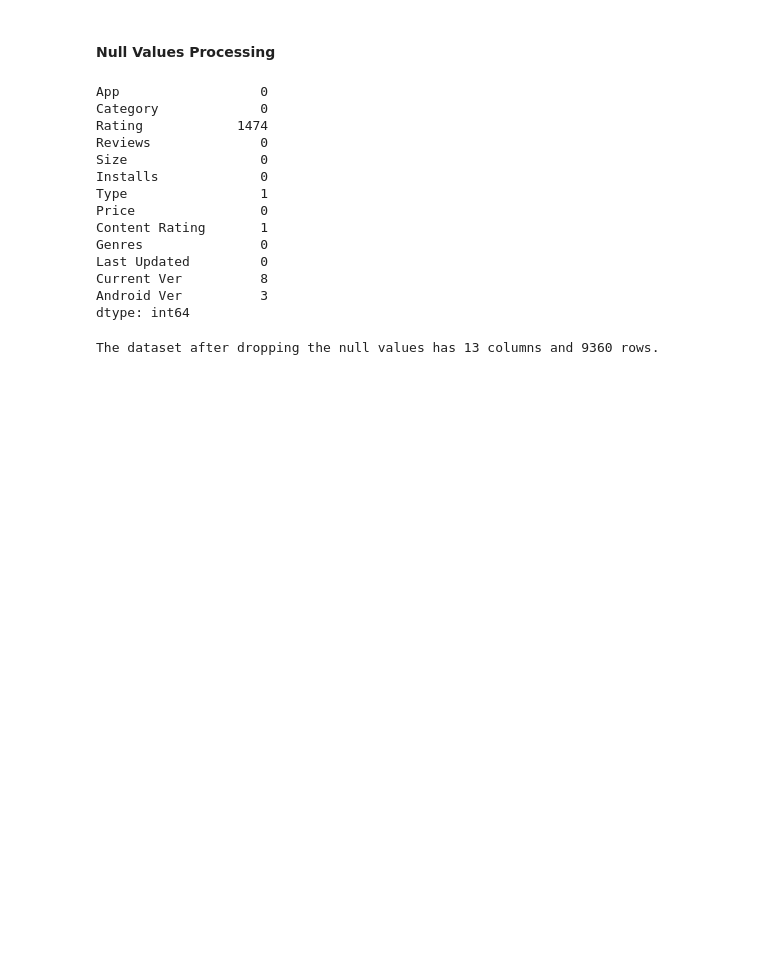
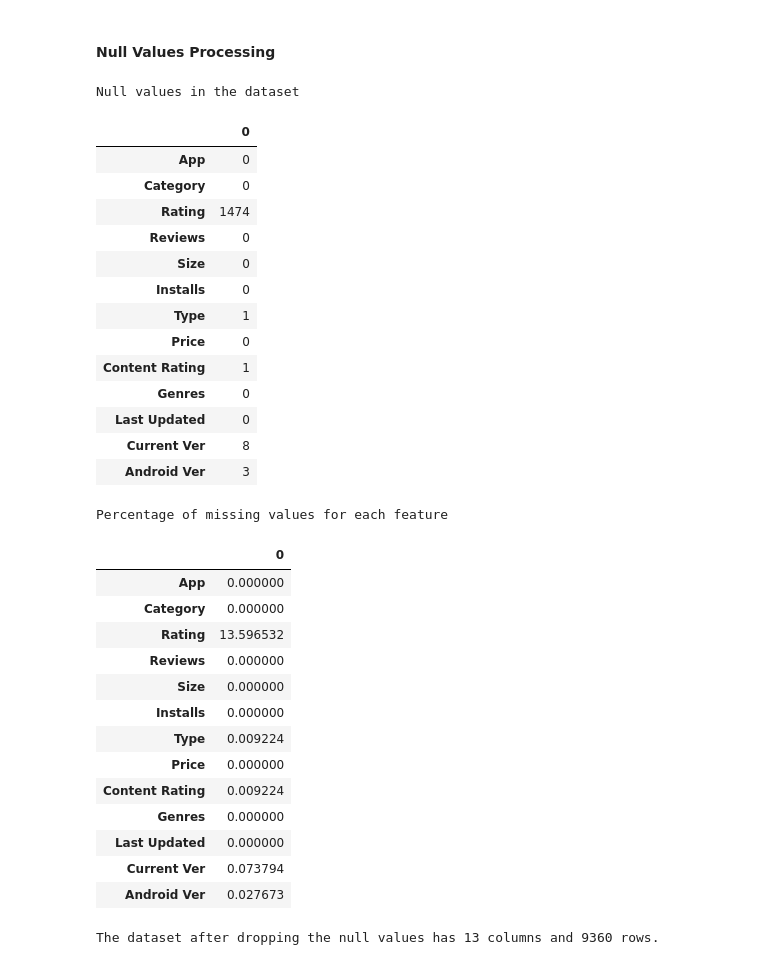
Before and after one commit to Manuel17410/Estimating-the-Rating-of-Google-Apps, a Jupyter notebook: Estimating the rating of Google Apps.ipynb, the cells around one changed output. Saved outputs shown, nothing was run; the diff lists cells and outputs as text; code cells hidden in the pictures; blank space fills up the shorter version.

```diff
--- a/Estimating the rating of Google Apps.ipynb
+++ b/Estimating the rating of Google Apps.ipynb
@@ -64,25 +85,47 @@ array(['App', 'Category', 'Rating', 'Reviews', 'Size', 'Installs', 'Type',
 ### 3 - Data Cleaning
 # %% [markdown]
 #### Null Values Processing
-# %%
-# missing values
-missing_values = df.isnull().sum()
-print(missing_values)
-# %% [output]
-App                  0
-Category             0
-Rating            1474
-Reviews              0
-Size                 0
-Installs             0
-Type                 1
-Price                0
-Content Rating       1
-Genres               0
-Last Updated         0
-Current Ver          8
-Android Ver          3
-dtype: int64
+# %%
+# Null values in the dataset
+null_values = df.isnull().sum()
+html_null_values = create_scrollable_table(null_values.to_frame(), 'null_values', 'Null values in the dataset')
+
+# Percentage of missing values for each feature
+missing_percentage = (df.isnull().sum() / len(df)) * 100
+html_missing_percentage = create_scrollable_table(missing_percentage.to_frame(), 'missing_percentage', 'Percentage of missing values for each feature')
+
+display(HTML(html_null_values + html_missing_percentage))
+# %% [output]
+Null values in the dataset
+|  | 0 |
+| App | 0 |
+| Category | 0 |
+| Rating | 1474 |
+| Reviews | 0 |
+| Size | 0 |
+| Installs | 0 |
+| Type | 1 |
+| Price | 0 |
+| Content Rating | 1 |
+| Genres | 0 |
+| Last Updated | 0 |
+| Current Ver | 8 |
+| Android Ver | 3 |
+Percentage of missing values for each feature
+|  | 0 |
+| App | 0.000000 |
+| Category | 0.000000 |
+| Rating | 13.596532 |
+| Reviews | 0.000000 |
+| Size | 0.000000 |
+| Installs | 0.000000 |
+| Type | 0.009224 |
+| Price | 0.000000 |
+| Content Rating | 0.009224 |
+| Genres | 0.000000 |
+| Last Updated | 0.000000 |
+| Current Ver | 0.073794 |
+| Android Ver | 0.027673 |
 # %%
 # If the null values were to be eliminated, we would be missing 15% of the information, which is not much, so it is decided to drop them.
 df.dropna(inplace=True)
```
Also changed, not shown: parts of 17 cells of this notebook.
